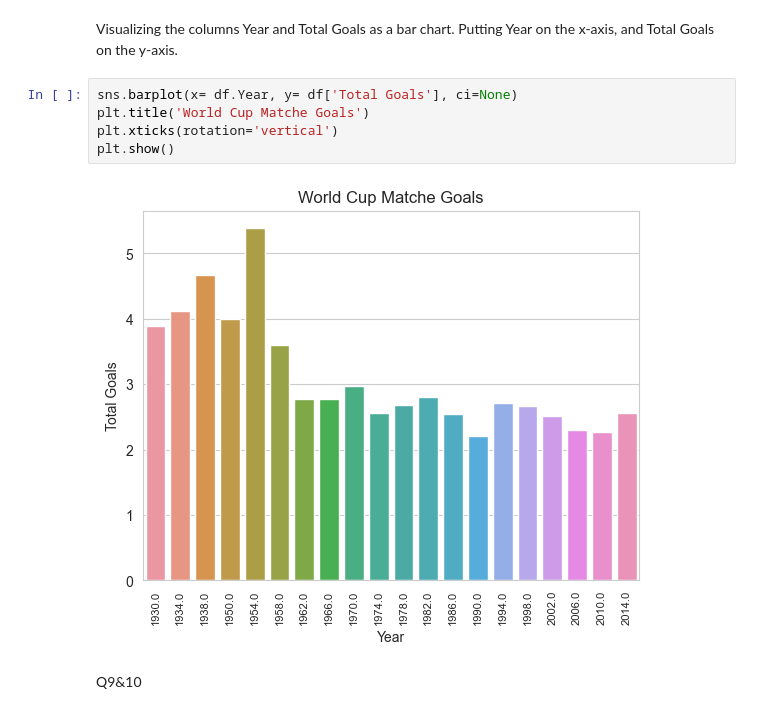
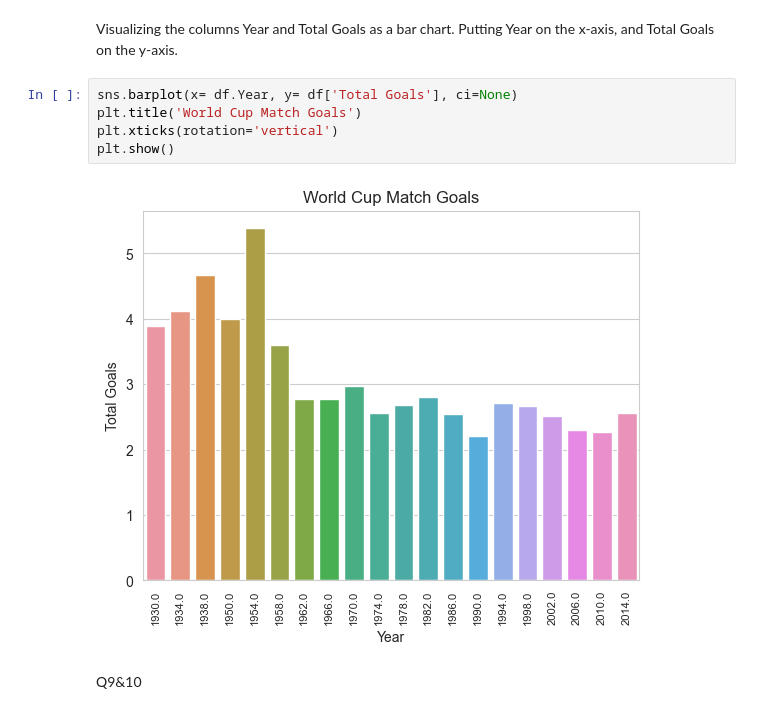
Before and after one commit to Placidus-Ali/Stutern, a Jupyter notebook: model8_lesson4/final_project.ipynb, the cells around one changed output. Cells and saved outputs as stored; diff of their text form.

```diff
--- a/model8_lesson4/final_project.ipynb
+++ b/model8_lesson4/final_project.ipynb
@@ -157,11 +157,11 @@ plt.show()
 Visualizing the columns Year and Total Goals as a bar chart. Putting Year on the x-axis, and Total Goals on the y-axis.
 # %%
 sns.barplot(x= df.Year, y= df['Total Goals'], ci=None)
-plt.title('World Cup Matche Goals')
+plt.title('World Cup Match Goals')
 plt.xticks(rotation='vertical')
 plt.show()
 # %% [output]
-[figure, old version]
+[figure, new version]
 # %% [markdown]
 Q9&10
 # %%
```
